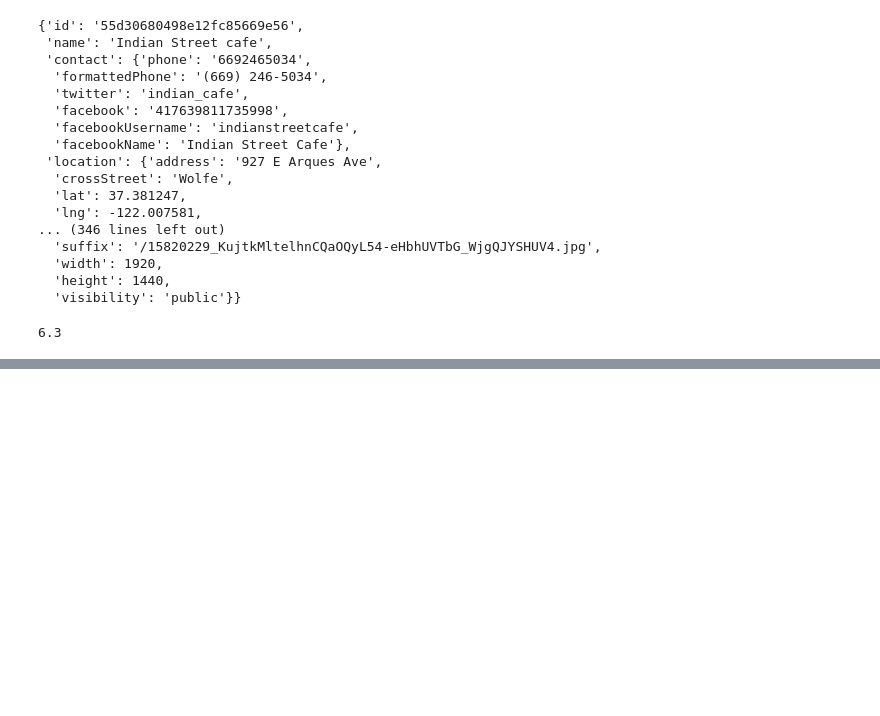
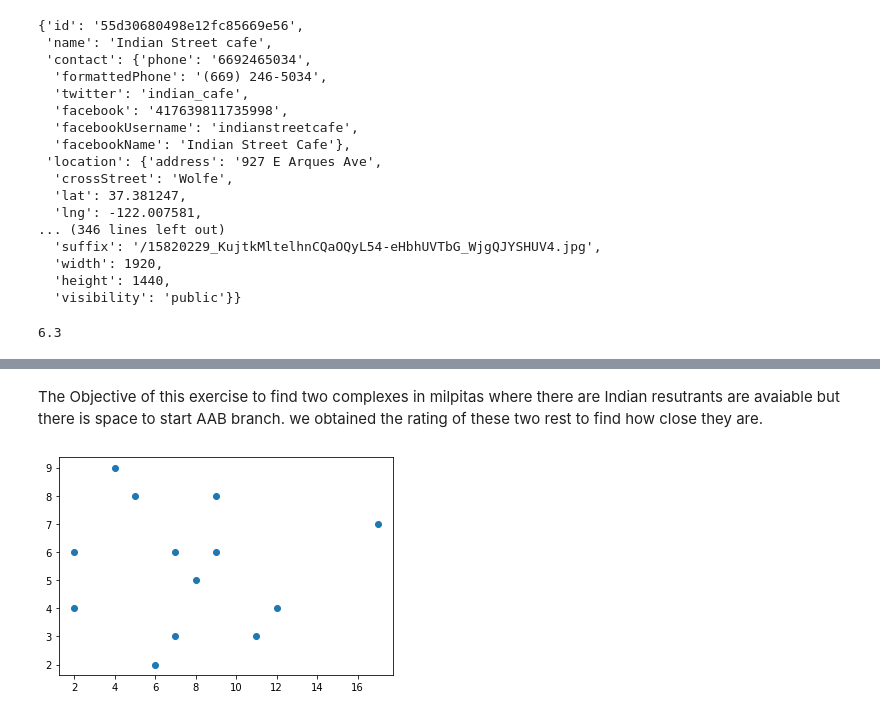
Before and after one commit to skvijayvittal/github-example, a Jupyter notebook: Battle of Vegfood.ipynb, the cells around one changed output, grey strips where cells are left out. Saved outputs shown, nothing was run; the diff lists cells and outputs as text; code cells hidden in the pictures; blank space fills up the shorter version.

```diff
--- a/Battle of Vegfood.ipynb
+++ b/Battle of Vegfood.ipynb
@@ -213,0 +235,2 @@ except:
+# %% [markdown]
+The Objective of this exercise to find two complexes in milpitas where there are Indian resutrants are avaiable but there is space to start AAB branch. we obtained the rating of these two rest to find how close they are.
@@ -213,0 +240,8 @@ except:
+# %%
+import matplotlib.pyplot as plt
+x = [5,7,8,7,2,17,2,9,4,11,12,9,6]
+y = [8,6,5,3,4,7,6,8,9,3,4,6,2]
+plt.scatter(x, y)
+plt.show()
+# %% [output]
+[figure, added]
```
Also changed, not shown: parts of 4 cells of this notebook.
